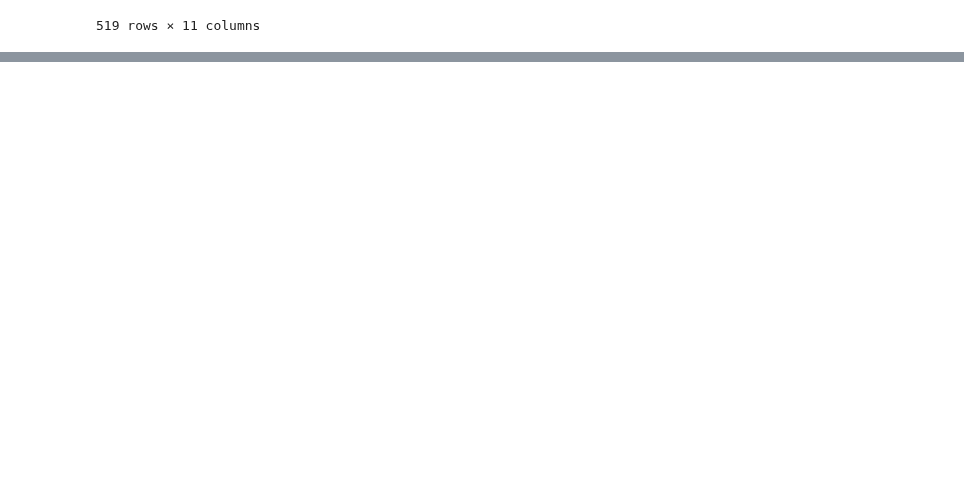
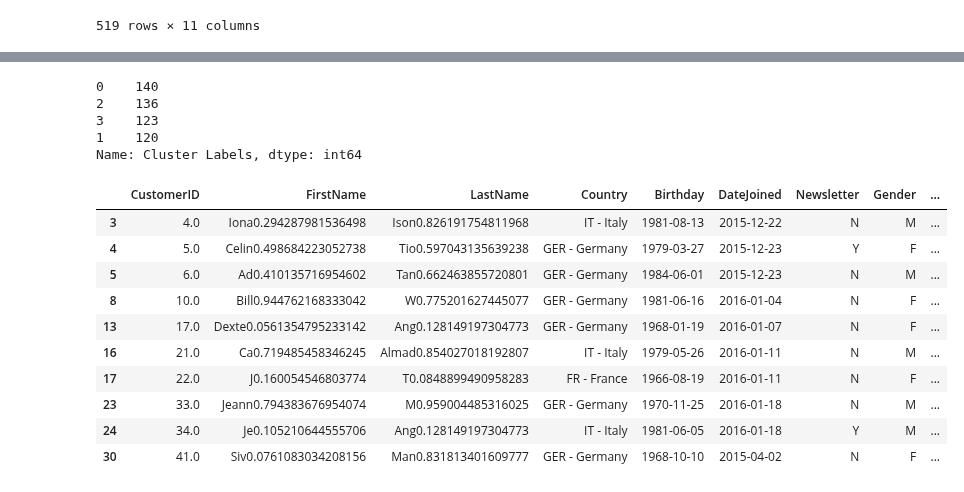
Before and after one commit to DK-Hieu/Testmindx, a Jupyter notebook: DA_TEST_2/Test2.ipynb, the cells around one changed output, grey strips where cells are left out. Drawn from its saved outputs; the diff is of its cells as text; code cells hidden in the pictures; blank space fills up the shorter version.

```diff
--- a/DA_TEST_1(test2)/Test2.ipynb
+++ b/DA_TEST_2/Test2.ipynb
@@ -449,0 +620,3 @@ Column Gender
+# %%
+kmeans = KMeans(init='random',n_clusters=3,n_init=10,max_iter=300,random_state=42)
+kmeans.fit(df)
@@ -449,0 +625,8 @@ Column Gender
+# %%
+kmeans_kwargs = {'init': 'random','n_init': 10,'max_iter': 300,'random_state': 42}
+
+sse = []
+for k in range(1, 11):
+    kmeans = KMeans(n_clusters=k, **kmeans_kwargs)
+    kmeans.fit(df)
+    sse.append(kmeans.inertia_)
@@ -449,0 +688,3 @@ Column Gender
+# %%
+nclusters = 4
+kmeans = KMeans(n_clusters=nclusters, random_state=0).fit(df)
@@ -449,0 +713,26 @@ Column Gender
+# %%
+cus_data['Cluster Labels'] = kmeans.labels_
+# %%
+cus_data['Cluster Labels'].value_counts()
+# %% [output]
+0    140
+2    136
+3    123
+1    120
+Name: Cluster Labels, dtype: int64
+# %%
+# Phân khúc 1
+cluster_1 = cus_data[cus_data["Cluster Labels"] == 0]
+cluster_1.head(10)
+# %% [output]
+|  | CustomerID | FirstName | LastName | Country | Birthday | DateJoined | Newsletter | Gender | ... |
+| 3 | 4.0 | Iona0.294287981536498 | Ison0.826191754811968 | IT - Italy | 1981-08-13 | 2015-12-22 | N | M | ... |
+| 4 | 5.0 | Celin0.498684223052738 | Tio0.597043135639238 | GER - Germany | 1979-03-27 | 2015-12-23 | Y | F | ... |
+| 5 | 6.0 | Ad0.410135716954602 | Tan0.662463855720801 | GER - Germany | 1984-06-01 | 2015-12-23 | N | M | ... |
+| 8 | 10.0 | Bill0.944762168333042 | W0.775201627445077 | GER - Germany | 1981-06-16 | 2016-01-04 | N | F | ... |
+| 13 | 17.0 | Dexte0.0561354795233142 | Ang0.128149197304773 | GER - Germany | 1968-01-19 | 2016-01-07 | N | F | ... |
+| 16 | 21.0 | Ca0.719485458346245 | Almad0.854027018192807 | IT - Italy | 1979-05-26 | 2016-01-11 | N | M | ... |
+| 17 | 22.0 | J0.160054546803774 | T0.0848899490958283 | FR - France | 1966-08-19 | 2016-01-11 | N | F | ... |
+| 23 | 33.0 | Jeann0.794383676954074 | M0.959004485316025 | GER - Germany | 1970-11-25 | 2016-01-18 | N | M | ... |
+| 24 | 34.0 | Je0.105210644555706 | Ang0.128149197304773 | IT - Italy | 1981-06-05 | 2016-01-18 | Y | M | ... |
+| 30 | 41.0 | Siv0.0761083034208156 | Man0.831813401609777 | GER - Germany | 1968-10-10 | 2015-04-02 | N | F | ... |
```
Also changed, not shown: parts of 35 cells of this notebook, 33 other files.
